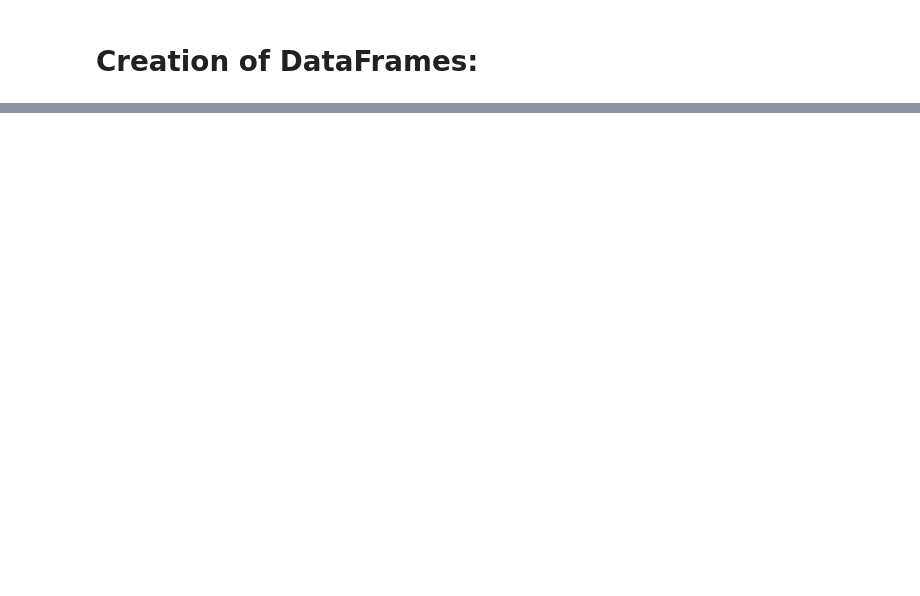
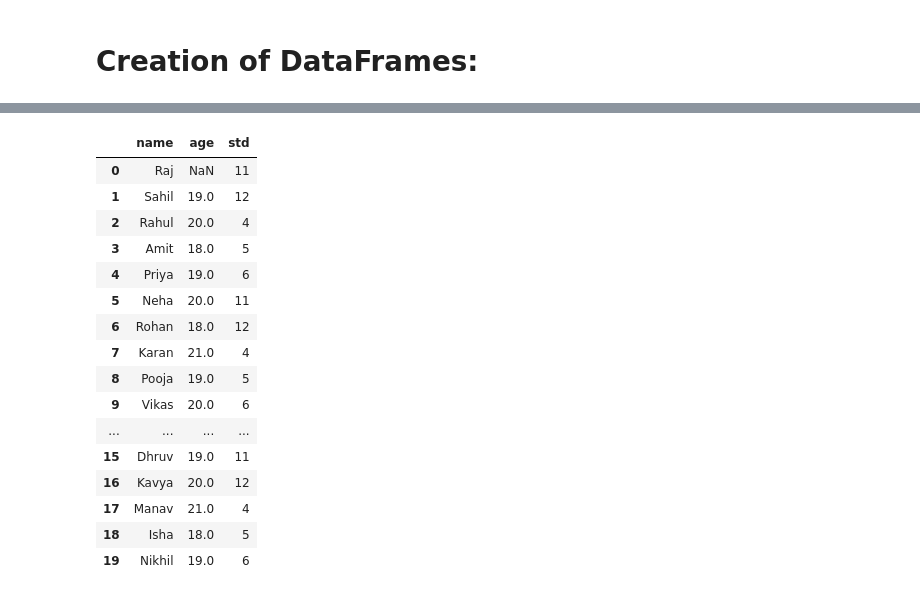
Before and after one commit to zafar-03/Python_10_AM, a Jupyter notebook: Jupyter/day_06.ipynb, the cells around one changed output, grey strips where cells are left out. Saved outputs shown, nothing was run; the diff lists cells and outputs as text; code cells hidden in the pictures; blank space fills up the shorter version.

```diff
--- a/Jupyter/day_06.ipynb
+++ b/Jupyter/day_06.ipynb
@@ -77,0 +553,20 @@ Name: @, dtype: object
+# %%
+df
+# %% [output]
+|  | name | age | std |
+| 0 | Raj | NaN | 11 |
+| 1 | Sahil | 19.0 | 12 |
+| 2 | Rahul | 20.0 | 4 |
+| 3 | Amit | 18.0 | 5 |
+| 4 | Priya | 19.0 | 6 |
+| 5 | Neha | 20.0 | 11 |
+| 6 | Rohan | 18.0 | 12 |
+| 7 | Karan | 21.0 | 4 |
+| 8 | Pooja | 19.0 | 5 |
+| 9 | Vikas | 20.0 | 6 |
+| ... | ... | ... | ... |
+| 15 | Dhruv | 19.0 | 11 |
+| 16 | Kavya | 20.0 | 12 |
+| 17 | Manav | 21.0 | 4 |
+| 18 | Isha | 18.0 | 5 |
+| 19 | Nikhil | 19.0 | 6 |
```
Also changed, not shown: parts of 60 cells of this notebook, 5 other files.
